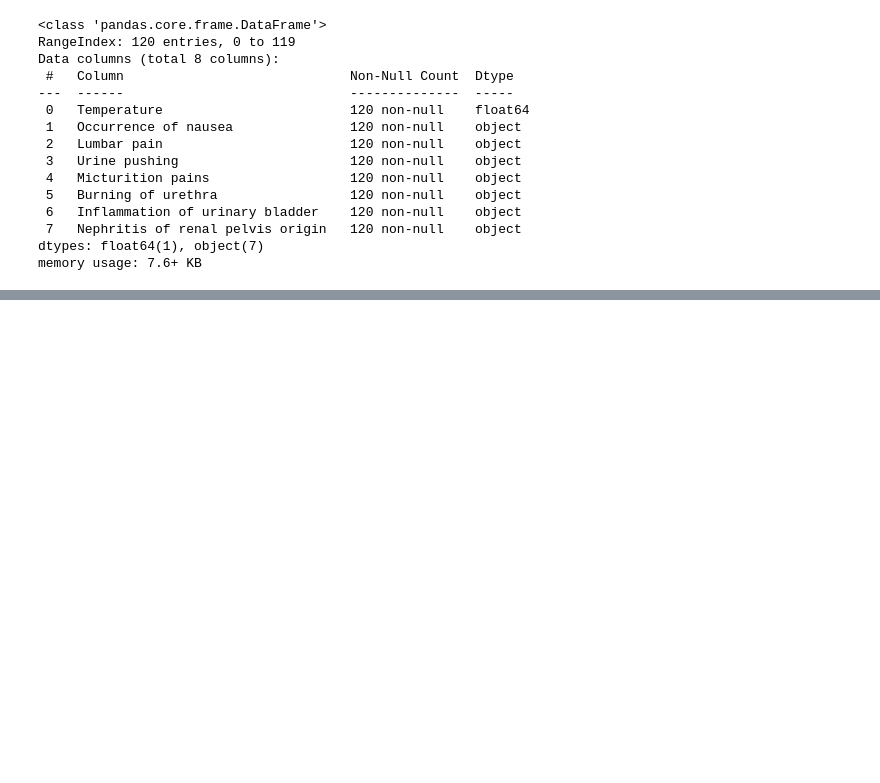
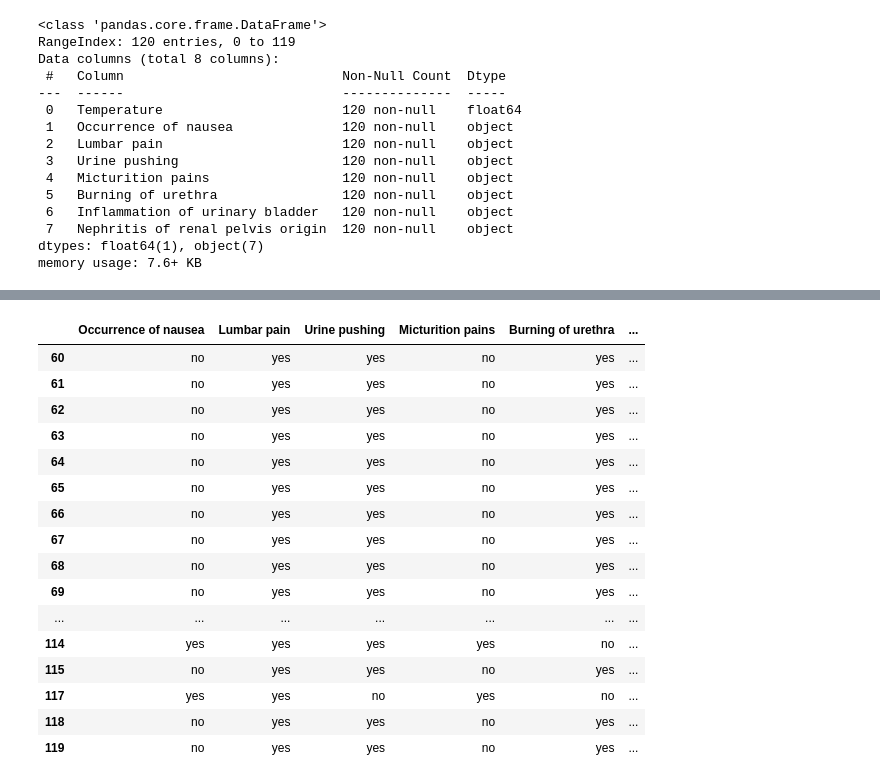
Before and after one commit to mohsen-dl/Association-Rules-Mining, a Jupyter notebook: Association Rules Mining.ipynb, the cells around one changed output, grey strips where cells are left out. Drawn from its saved outputs; the diff is of its cells as text; code cells hidden in the pictures; blank space fills up the shorter version.

```diff
--- a/Association Rules Mining.ipynb
+++ b/Association Rules Mining.ipynb
@@ -73,0 +143,21 @@ memory usage: 7.6+ KB
+# %%
+df2 = df[df['Nephritis of renal pelvis origin'] == 'yes']
+df2
+# %% [output]
+|  | Occurrence of nausea | Lumbar pain | Urine pushing | Micturition pains | Burning of urethra | ... |
+| 60 | no | yes | yes | no | yes | ... |
+| 61 | no | yes | yes | no | yes | ... |
+| 62 | no | yes | yes | no | yes | ... |
+| 63 | no | yes | yes | no | yes | ... |
+| 64 | no | yes | yes | no | yes | ... |
+| 65 | no | yes | yes | no | yes | ... |
+| 66 | no | yes | yes | no | yes | ... |
+| 67 | no | yes | yes | no | yes | ... |
+| 68 | no | yes | yes | no | yes | ... |
+| 69 | no | yes | yes | no | yes | ... |
+| ... | ... | ... | ... | ... | ... | ... |
+| 114 | yes | yes | yes | yes | no | ... |
+| 115 | no | yes | yes | no | yes | ... |
+| 117 | yes | yes | no | yes | no | ... |
+| 118 | no | yes | yes | no | yes | ... |
+| 119 | no | yes | yes | no | yes | ... |
```
Also changed, not shown: parts of 9 cells of this notebook, 1 other file.
